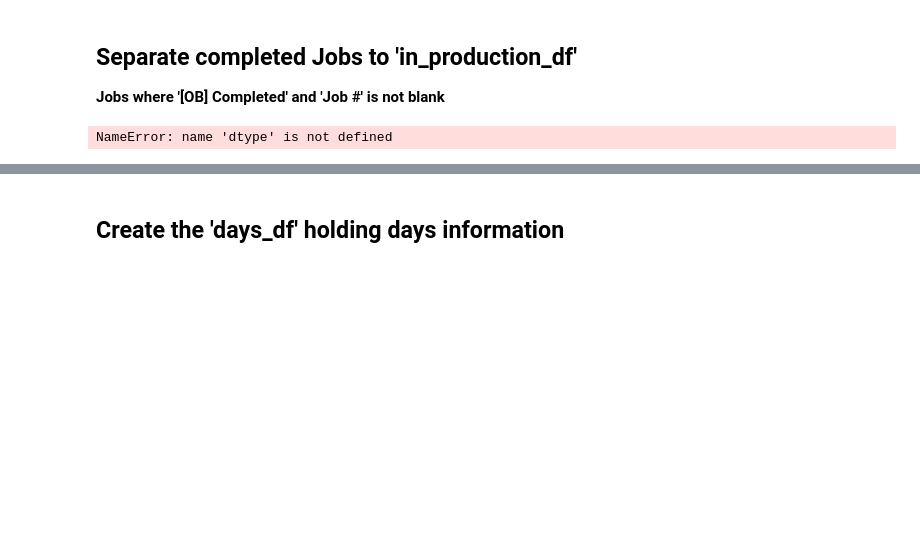
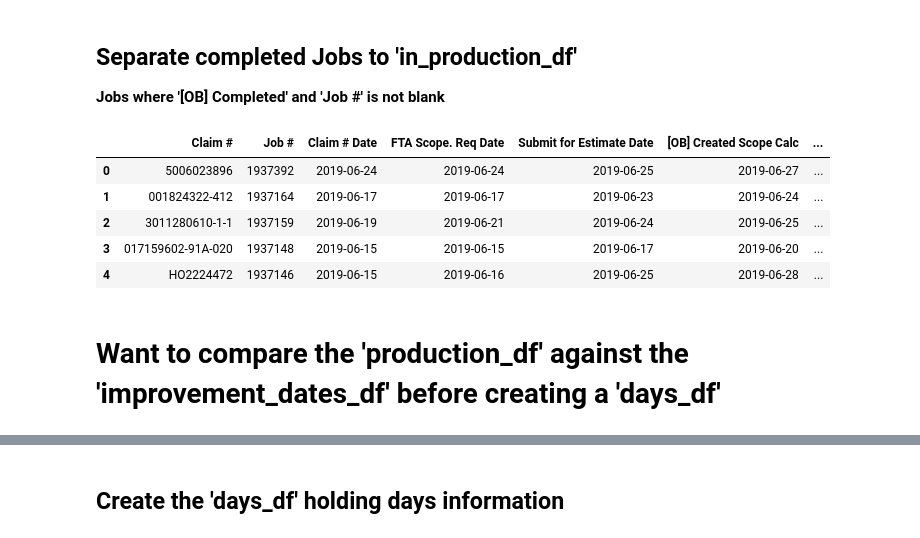
Before and after one commit to ChrisBen191/workflow_project, a Jupyter notebook: date_diff_3.0.ipynb, the cells around one changed output, grey strips where cells are left out. Drawn from its saved outputs; the diff is of its cells as text; code cells hidden in the pictures; blank space fills up the shorter version.

Commit message:
incorporating the 'improvements' table

```diff
--- a/date_diff_3.0.ipynb
+++ b/date_diff_3.0.ipynb
@@ -21,23 +22,27 @@ project_data = "./data/customers_table.csv"
 # %%
 # mydateparser = lambda x: pd.datetime.strptime(x, "%Y %m %d %H:%M:%S")
 
 # reading the project data into a df
 project_df = pd.read_csv(project_data,
                          dtype={'Claim #': str, 'Job #': str},
                          parse_dates=['Claim # Date', 'FTA Scope. Req Date',
                                       'Submit for Estimate Date', '[OB] Created Scope Calc',
                                       '[B] Created Estimate Date', 'Job Submittal Date',
                                       '[B] - Date Approved by BC', '[OB] Completed'],)
-#                         date_parser=mydateparser)
 
 # created 'in_production_df' to hold all current jobs in production, to avoid 'NaN' date values
 in_production_df = (project_df.loc[
     (project_df['[OB] Completed'].isnull() == False) &
     (project_df["Job #"].isnull() == False), :])
 
 pre_production_df = (project_df.loc[(project_df["Job #"].isnull() == True), :])
+
+
+project_df.head()
+# %% [output]
+|  | Claim # | Job # | Claim # Date | FTA Scope. Req Date | Submit for Estimate Date | [OB] Created Scope Calc | ... |
+| 0 | 5006023896 | 1937392 | 2019-06-24 | 2019-06-24 | 2019-06-25 | 2019-06-27 | ... |
+| 1 | 001824322-412 | 1937164 | 2019-06-17 | 2019-06-17 | 2019-06-23 | 2019-06-24 | ... |
+| 2 | 3011280610-1-1 | 1937159 | 2019-06-19 | 2019-06-21 | 2019-06-24 | 2019-06-25 | ... |
+| 3 | 017159602-91A-020 | 1937148 | 2019-06-15 | 2019-06-15 | 2019-06-17 | 2019-06-20 | ... |
+| 4 | HO2224472 | 1937146 | 2019-06-15 | 2019-06-16 | 2019-06-25 | 2019-06-28 | ... |
-# %%
-tester = project_df['Submit for Estimate Date'][0]
-dtype(tester)
-# %% [output]
-NameError: name 'dtype' is not defined
@@ -43,0 +69,2 @@ NameError: name 'dtype' is not defined
+# %% [markdown]
+# **Want to compare the 'production_df' against the 'improvement_dates_df' before creating a 'days_df'**
```
Also changed, not shown: parts of 5 cells of this notebook, 2 other files.
